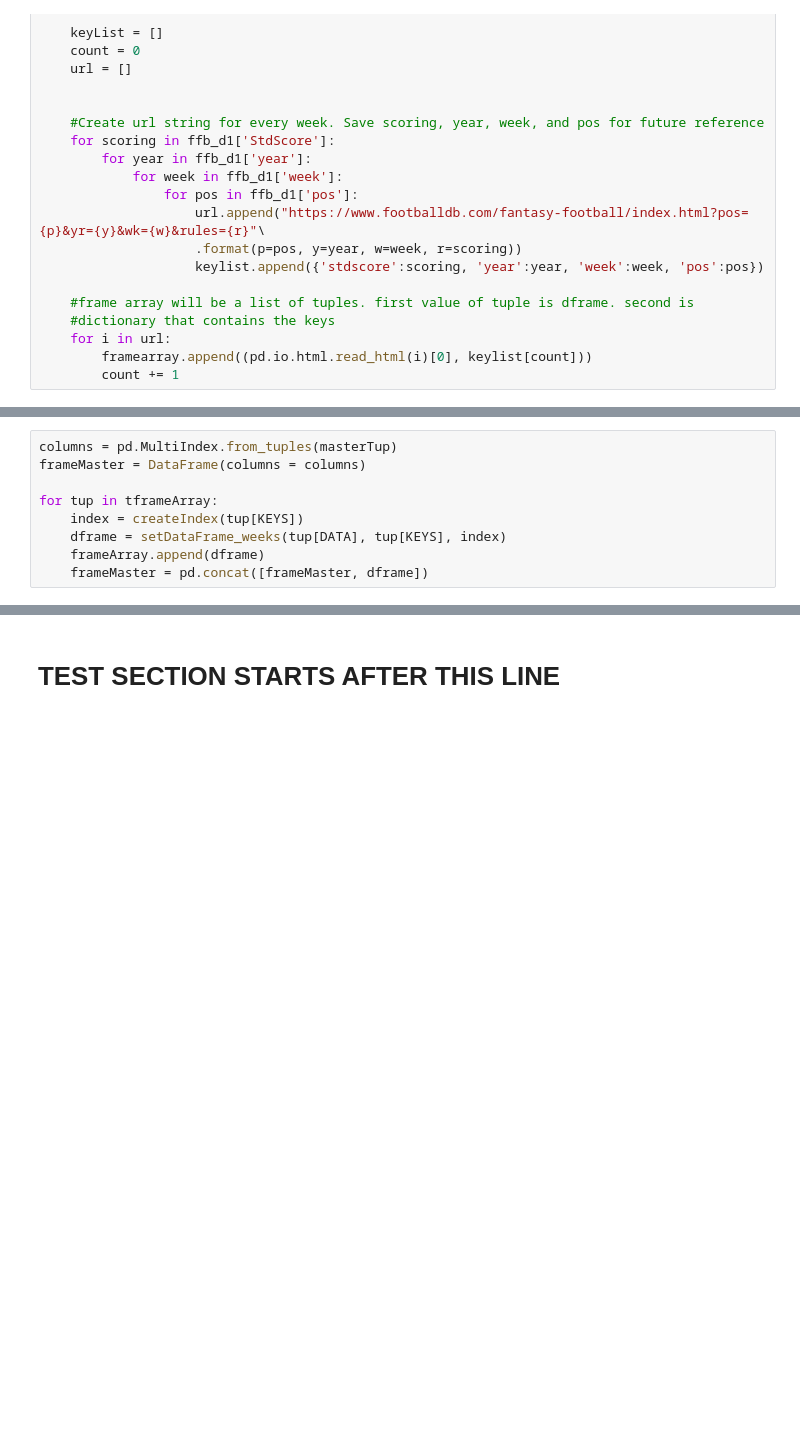
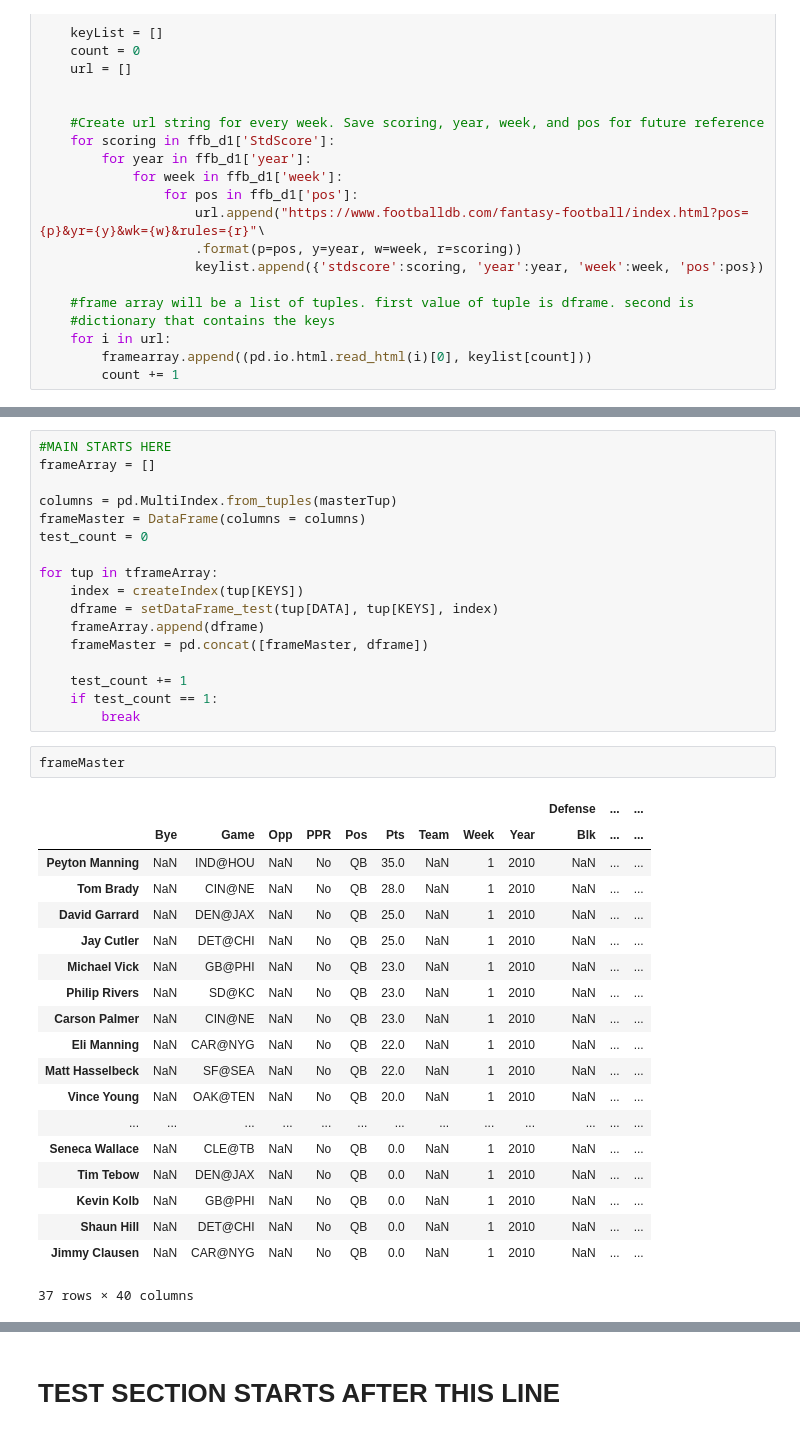
Before and after one commit to b7nguyen/ffb-data, a Jupyter notebook: Fantasy_Football.ipynb, the cells around one changed output, grey strips where cells are left out. Drawn from its saved outputs; the diff is of its cells as text; blank space fills up the shorter version.

Commit message:
Addded setDataFrame_test(), this function has a better way of pulling data into Dataframe without changing the values into Strings. Only works for QB, WB, RB, and TE so far

```diff
--- a/Fantasy_Football.ipynb
+++ b/Fantasy_Football.ipynb
@@ -346,9 +403,39 @@ frameArray = []
 # %%
+#MAIN STARTS HERE
+frameArray = []
+
 columns = pd.MultiIndex.from_tuples(masterTup)
 frameMaster = DataFrame(columns = columns)
+test_count = 0
 
 for tup in tframeArray:
     index = createIndex(tup[KEYS])
-    dframe = setDataFrame_weeks(tup[DATA], tup[KEYS], index)
+    dframe = setDataFrame_test(tup[DATA], tup[KEYS], index)
     frameArray.append(dframe)
     frameMaster = pd.concat([frameMaster, dframe])
+
+    test_count += 1
+    if test_count == 1:
+        break
+# %%
+frameMaster
+# %% [output]
+|  |  |  |  |  |  |  |  |  |  | Defense | ... | ... |
+|  | Bye | Game | Opp | PPR | Pos | Pts | Team | Week | Year | Blk | ... | ... |
+| Peyton Manning | NaN | IND@HOU | NaN | No | QB | 35.0 | NaN | 1 | 2010 | NaN | ... | ... |
+| Tom Brady | NaN | CIN@NE | NaN | No | QB | 28.0 | NaN | 1 | 2010 | NaN | ... | ... |
+| David Garrard | NaN | DEN@JAX | NaN | No | QB | 25.0 | NaN | 1 | 2010 | NaN | ... | ... |
+| Jay Cutler | NaN | DET@CHI | NaN | No | QB | 25.0 | NaN | 1 | 2010 | NaN | ... | ... |
+| Michael Vick | NaN | GB@PHI | NaN | No | QB | 23.0 | NaN | 1 | 2010 | NaN | ... | ... |
+| Philip Rivers | NaN | SD@KC | NaN | No | QB | 23.0 | NaN | 1 | 2010 | NaN | ... | ... |
+| Carson Palmer | NaN | CIN@NE | NaN | No | QB | 23.0 | NaN | 1 | 2010 | NaN | ... | ... |
+| Eli Manning | NaN | CAR@NYG | NaN | No | QB | 22.0 | NaN | 1 | 2010 | NaN | ... | ... |
+| Matt Hasselbeck | NaN | SF@SEA | NaN | No | QB | 22.0 | NaN | 1 | 2010 | NaN | ... | ... |
+| Vince Young | NaN | OAK@TEN | NaN | No | QB | 20.0 | NaN | 1 | 2010 | NaN | ... | ... |
+| ... | ... | ... | ... | ... | ... | ... | ... | ... | ... | ... | ... | ... |
+| Seneca Wallace | NaN | CLE@TB | NaN | No | QB | 0.0 | NaN | 1 | 2010 | NaN | ... | ... |
+| Tim Tebow | NaN | DEN@JAX | NaN | No | QB | 0.0 | NaN | 1 | 2010 | NaN | ... | ... |
+| Kevin Kolb | NaN | GB@PHI | NaN | No | QB | 0.0 | NaN | 1 | 2010 | NaN | ... | ... |
+| Shaun Hill | NaN | DET@CHI | NaN | No | QB | 0.0 | NaN | 1 | 2010 | NaN | ... | ... |
+| Jimmy Clausen | NaN | CAR@NYG | NaN | No | QB | 0.0 | NaN | 1 | 2010 | NaN | ... | ... |
+37 rows × 40 columns
```
Also changed, not shown: parts of 21 cells of this notebook.
